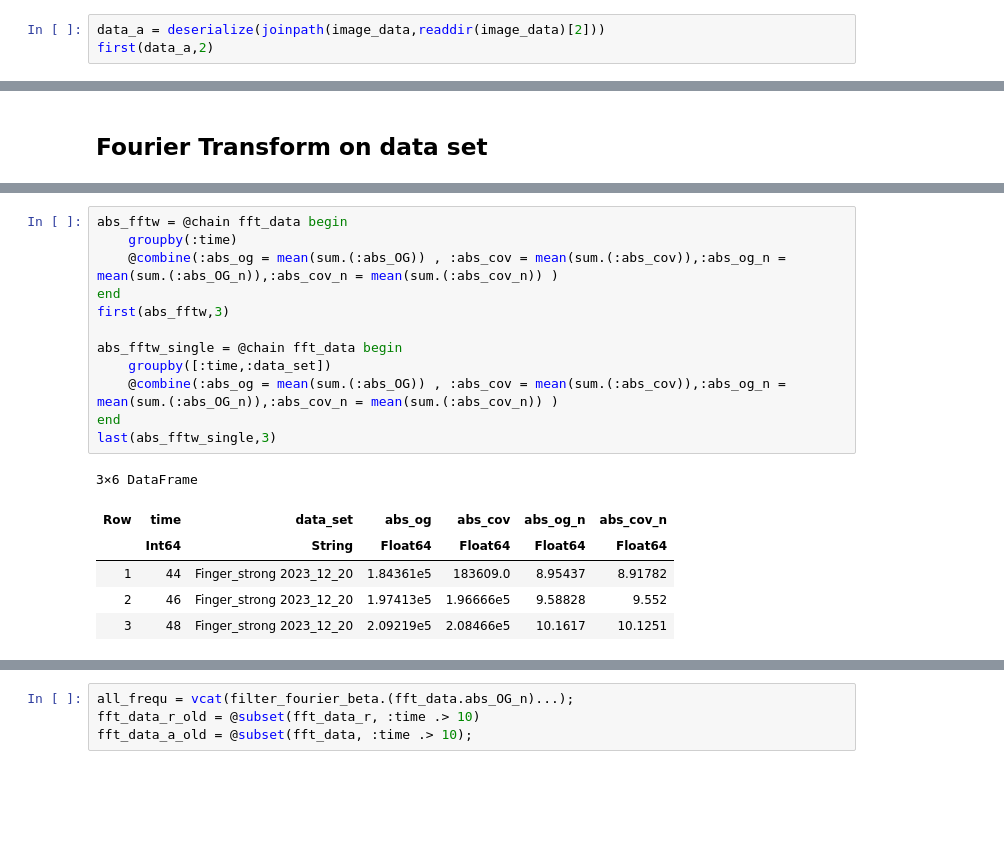
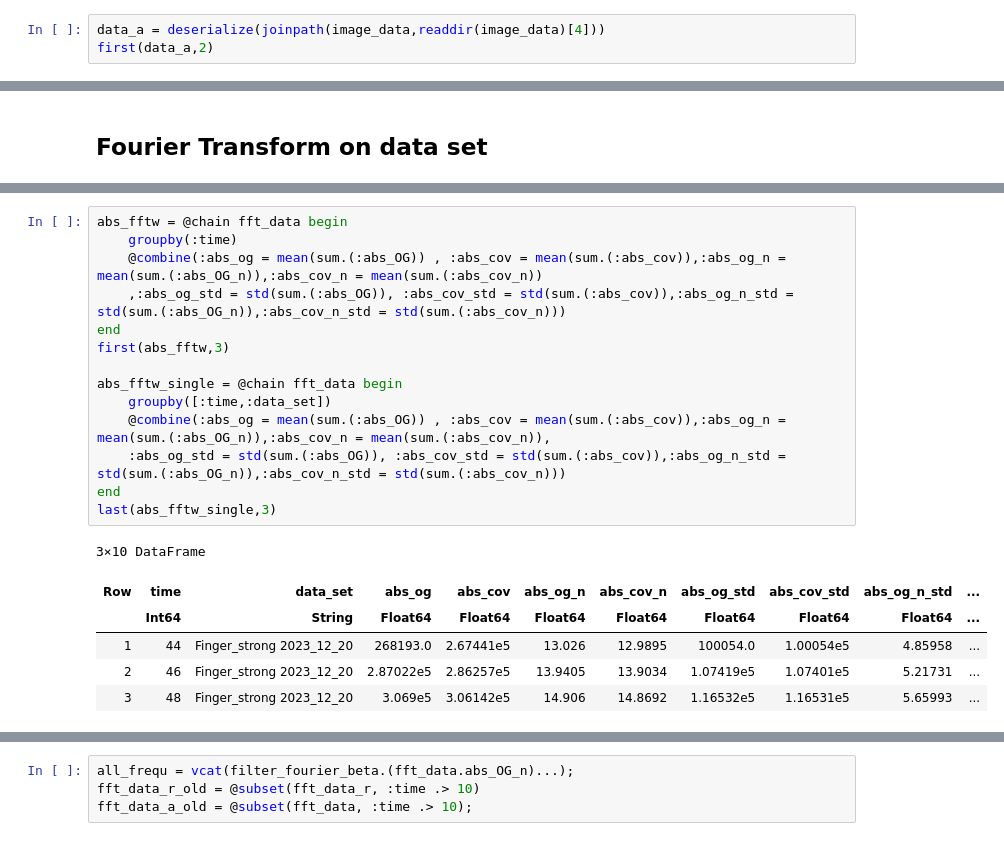
Before and after one commit to AndreasKuhn-ak/ColonyImages.jl, a Jupyter notebook: Analysis_artifical.ipynb, the cells around one changed output, grey strips where cells are left out. Drawn from its saved outputs; the diff is of its cells as text; blank space fills up the shorter version.

```diff
--- a/Analysis_artifical.ipynb
+++ b/Analysis_artifical.ipynb
@@ -30,5 +34,5 @@ end
 # %%
-data_a = deserialize(joinpath(image_data,readdir(image_data)[2]))
+data_a = deserialize(joinpath(image_data,readdir(image_data)[4]))
 first(data_a,2)
 # %% [output]
 2×8 DataFrame
@@ -257,22 +261,24 @@ DataFrameRow (14 columns)
 # %%
 abs_fftw = @chain fft_data begin
     groupby(:time)
-    @combine(:abs_og = mean(sum.(:abs_OG)) , :abs_cov = mean(sum.(:abs_cov)),:abs_og_n = mean(sum.(:abs_OG_n)),:abs_cov_n = mean(sum.(:abs_cov_n)) )
+    @combine(:abs_og = mean(sum.(:abs_OG)) , :abs_cov = mean(sum.(:abs_cov)),:abs_og_n = mean(sum.(:abs_OG_n)),:abs_cov_n = mean(sum.(:abs_cov_n))
+    ,:abs_og_std = std(sum.(:abs_OG)), :abs_cov_std = std(sum.(:abs_cov)),:abs_og_n_std = std(sum.(:abs_OG_n)),:abs_cov_n_std = std(sum.(:abs_cov_n)))
 end
 first(abs_fftw,3)
 
 abs_fftw_single = @chain fft_data begin
     groupby([:time,:data_set])
-    @combine(:abs_og = mean(sum.(:abs_OG)) , :abs_cov = mean(sum.(:abs_cov)),:abs_og_n = mean(sum.(:abs_OG_n)),:abs_cov_n = mean(sum.(:abs_cov_n)) )
+    @combine(:abs_og = mean(sum.(:abs_OG)) , :abs_cov = mean(sum.(:abs_cov)),:abs_og_n = mean(sum.(:abs_OG_n)),:abs_cov_n = mean(sum.(:abs_cov_n)),
+    :abs_og_std = std(sum.(:abs_OG)), :abs_cov_std = std(sum.(:abs_cov)),:abs_og_n_std = std(sum.(:abs_OG_n)),:abs_cov_n_std = std(sum.(:abs_cov_n)))
 end
 last(abs_fftw_single,3)
 # %% [output]
-3×6 DataFrame
+3×10 DataFrame
-| Row | time | data_set | abs_og | abs_cov | abs_og_n | abs_cov_n |
-|  | Int64 | String | Float64 | Float64 | Float64 | Float64 |
-| 1 | 44 | Finger_strong 2023_12_20 | 1.84361e5 | 183609.0 | 8.95437 | 8.91782 |
-| 2 | 46 | Finger_strong 2023_12_20 | 1.97413e5 | 1.96666e5 | 9.58828 | 9.552 |
-| 3 | 48 | Finger_strong 2023_12_20 | 2.09219e5 | 2.08466e5 | 10.1617 | 10.1251 |
+| Row | time | data_set | abs_og | abs_cov | abs_og_n | abs_cov_n | abs_og_std | abs_cov_std | abs_og_n_std | ... |
+|  | Int64 | String | Float64 | Float64 | Float64 | Float64 | Float64 | Float64 | Float64 | ... |
+| 1 | 44 | Finger_strong 2023_12_20 | 268193.0 | 2.67441e5 | 13.026 | 12.9895 | 100054.0 | 1.00054e5 | 4.85958 | ... |
+| 2 | 46 | Finger_strong 2023_12_20 | 2.87022e5 | 2.86257e5 | 13.9405 | 13.9034 | 1.07419e5 | 1.07401e5 | 5.21731 | ... |
+| 3 | 48 | Finger_strong 2023_12_20 | 3.069e5 | 3.06142e5 | 14.906 | 14.8692 | 1.16532e5 | 1.16531e5 | 5.65993 | ... |
 # %%
 abs_fftw_r = @chain fft_data_r begin
     groupby(:time)
```
Also changed, not shown: parts of 19 cells of this notebook, 17 other files.
